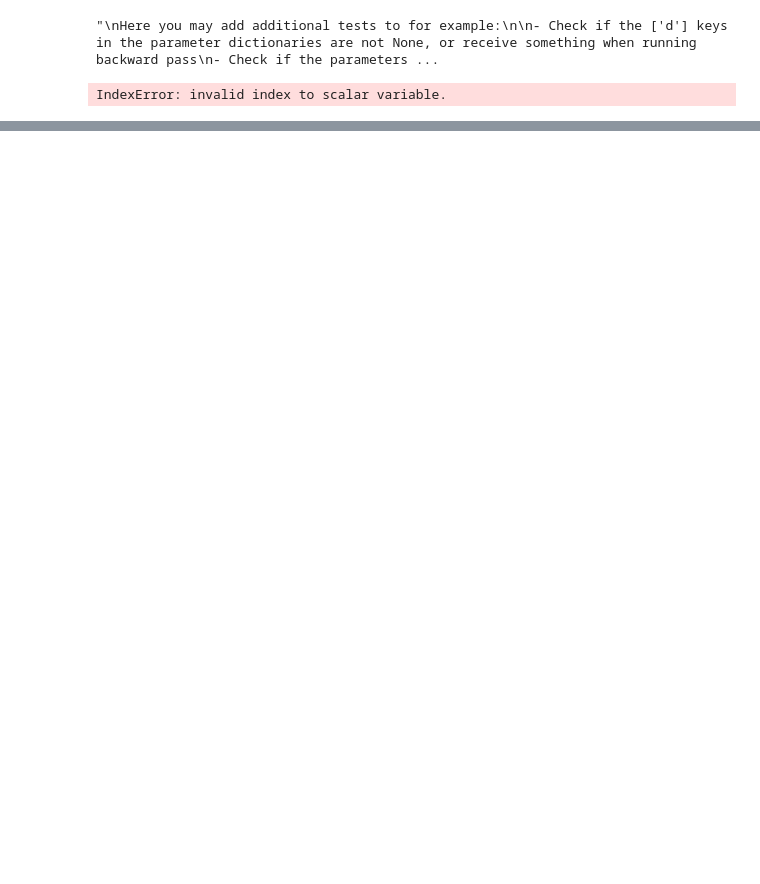
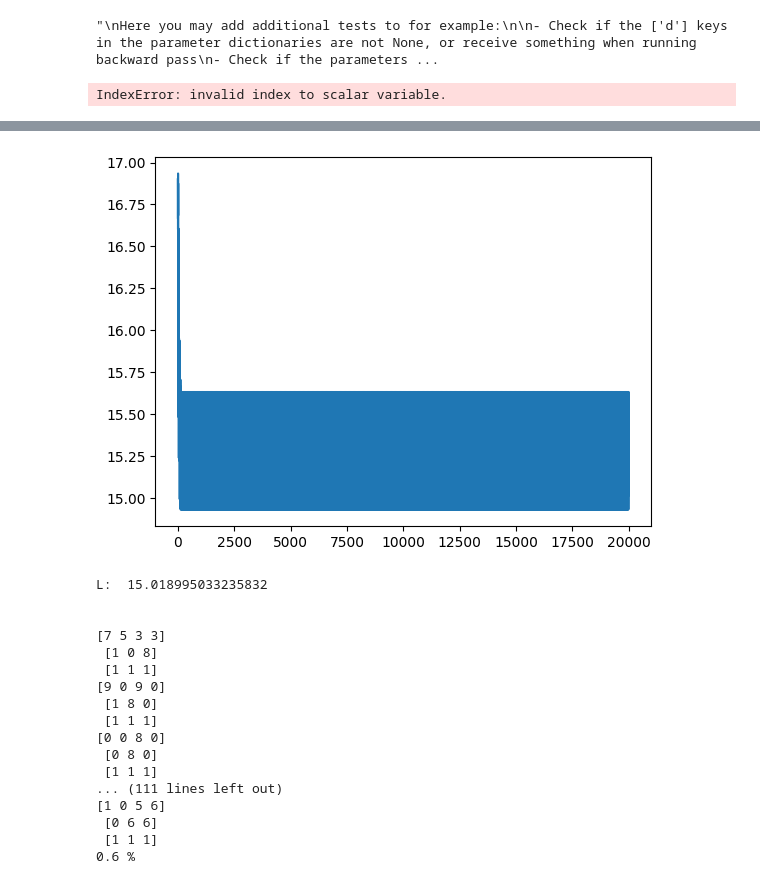
Before and after one commit to OliverRuden/TMA4320-scientific-computing, a Jupyter notebook: test_implementation.ipynb, the cells around one changed output, grey strips where cells are left out. Saved outputs shown, nothing was run; the diff lists cells and outputs as text; code cells hidden in the pictures; blank space fills up the shorter version.

```diff
--- a/test_implementation.ipynb
+++ b/test_implementation.ipynb
@@ -213,27 +272,51 @@ KeyboardInterrupt:
 # %%
 fig, ax = plt.subplots()
 ax.plot(np.arange(0,len(L),1), L)
 plt.show()
-print(L[-1])
+print("L: ", L[-1], "\n\n")
 
-for batch_number in range(np.shape(dataSet['x_train'][0])):
+t = 0
 
-    t=0
+for batch_number in range(n_batches_test):
+
+    x_arr = dataSet['x_test'][batch_number]
 
     for i in range(3):
-        z = np.argmax(network.forward(onehot(dataSet['x_train'][batch_number],m)), axis = 1)
-        dataSet['x_train'][batch_number] = np.append(dataSet['x_train'], z[:,-1:], axis = 1)
+        z = np.argmax(network_add.forward(onehot(x_arr,m)), axis = 1)
+        x_arr = np.append(x_arr, z[:,-1:], axis = 1)
 
-    for x in range(np.shape(dataSet['x_train'][0])):
+    for x in range(samples_per_batch):
 
-        useful_x_values = dataSet['x_train'][batch_number][x,-3:]
+        useful_x_values = x_arr[x,-3:]
         equal = True
 
+        if x%25==0:
+            print(dataSet['x_test'][batch_number,x], "\n", dataSet['y_test'][batch_number,x], "\n", useful_x_values)
+
         for digit in range(3):
-            if useful_x_values[x,digit]!=dataSet['y_train'][batch_number,x,digit]:
+            if useful_x_values[-(1+digit)]!=dataSet['y_test'][batch_number,x,digit]:
                 equal = False
 
         if equal:
             t+=1
 
-    print(t/250*100)
+    print(t/(samples_per_batch*n_batches_test)*100, "%")
+# %% [output]
+[figure, added]
+L:  15.018995033235832
+
+
+[7 5 3 3]
+ [1 0 8]
+ [1 1 1]
+[9 0 9 0]
+ [1 8 0]
+ [1 1 1]
+[0 0 8 0]
+ [0 8 0]
+ [1 1 1]
+... (111 lines left out)
+[1 0 5 6]
+ [0 6 6]
+ [1 1 1]
+0.6 %
```
Also changed, not shown: parts of 5 cells of this notebook.
